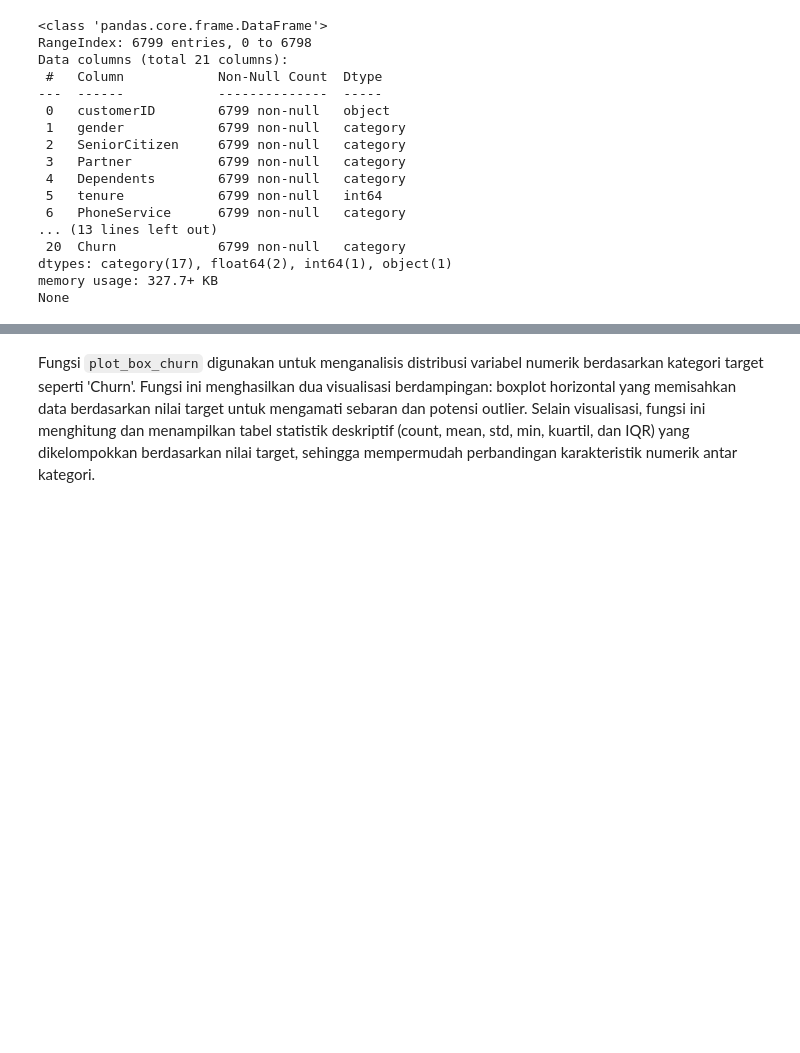
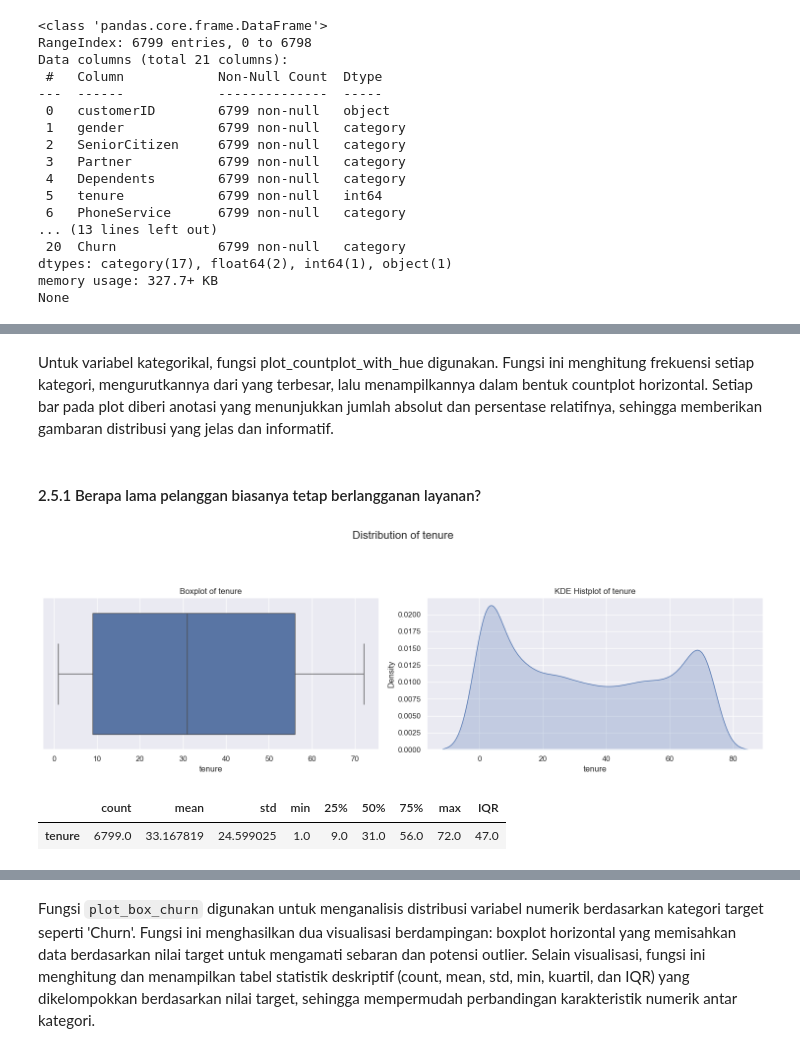
Before and after one commit to hansdarmawann/AlphaGroup_JC_DS_FT_BSD_26_FinalProject, a Jupyter notebook: Notebook/Section 2.ipynb, the cells around one changed output, grey strips where cells are left out. Cells and saved outputs as stored; diff of their text form; code cells hidden in the pictures; blank space fills up the shorter version.

```diff
--- a/Notebook/Section 2.ipynb
+++ b/Notebook/Section 2.ipynb
@@ -329,0 +330,24 @@ Untuk menyederhanakan analisis sekaligus mengefisienkan penggunaan memori, sebag
+# %%
+def plot_box_and_kde(df, col, figsize=(15, 5)):
+    # Visualisasi
+    fig, axes = plt.subplots(nrows=1, ncols=2, figsize=figsize)
+    plt.suptitle(f'Distribution of {col}', fontsize=16, y=1.02)
+    sns.boxplot(data=df, x=col, orient='h', ax=axes[0])
+    axes[0].set_title(f'Boxplot of {col}')
+
+    sns.kdeplot(data=df, x=col, fill=True, ax=axes[1])
+    axes[1].set_title(f'KDE Histplot of {col}')
+
+    plt.tight_layout(rect=[0, 0, 1, 0.9])
+    plt.show()
+
+    # Statistik deskriptif + IQR
+    stats = df[col].describe()
+    q1 = stats['25%']
+    q3 = stats['75%']
+    iqr = q3 - q1
+    stats['IQR'] = iqr
+
+    # Tabel transpos
+    stats_df = stats.to_frame(name=col).T
+    display(stats_df)
@@ -329,0 +391,10 @@ Untuk menyederhanakan analisis sekaligus mengefisienkan penggunaan memori, sebag
+# %% [markdown]
+Untuk variabel kategorikal, fungsi plot_countplot_with_hue digunakan. Fungsi ini menghitung frekuensi setiap kategori, mengurutkannya dari yang terbesar, lalu menampilkannya dalam bentuk countplot horizontal. Setiap bar pada plot diberi anotasi yang menunjukkan jumlah absolut dan persentase relatifnya, sehingga memberikan gambaran distribusi yang jelas dan informatif.
+# %% [markdown]
+#### 2.5.1 Berapa lama pelanggan biasanya tetap berlangganan layanan?
+# %%
+plot_box_and_kde(df, 'tenure')
+# %% [output]
+[figure, added]
+|  | count | mean | std | min | 25% | 50% | 75% | max | IQR |
+| tenure | 6799.0 | 33.167819 | 24.599025 | 1.0 | 9.0 | 31.0 | 56.0 | 72.0 | 47.0 |
```
Also changed, not shown: parts of 95 cells of this notebook.
